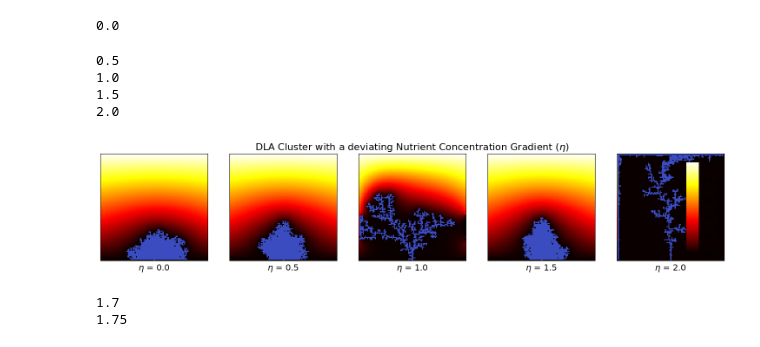
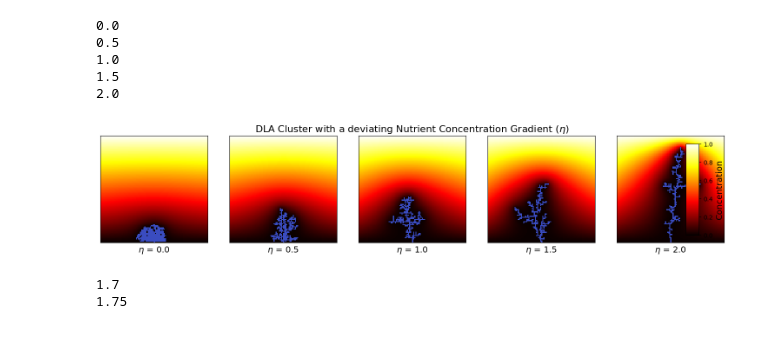
Before and after one commit to koenweverink/ScientificComputing, a Jupyter notebook: Set2.ipynb, the cells around one changed output. Drawn from its saved outputs; the diff is of its cells as text; code cells hidden in the pictures.

```diff
--- a/Set2.ipynb
+++ b/Set2.ipynb
@@ -4,22 +4,6 @@ import matplotlib.pyplot as plt
 from numba import jit, types
 from numba.typed import List
 import numpy.random as npr
-# %%
-# Parameters
-size = 100  # Size of the domain
-seed_position = (size - 1, size // 2)  # Seed at the bottom center
-eta = 10  # Shape parameter
-iterations = 1000  # Number of growth steps
-omega = 1.9  # Over-relaxation parameter
-epsilon = 1e-5  # epsilon for SOR convergence
-
-# Initialize domain
-domain = np.zeros((size, size), dtype=np.float32)  # Ensure dtype is specified
-domain[seed_position] = 1  # Place the initial seed
-
-# Initialize the nutrient concentration grid with highest concentration at the top
-concentration = np.linspace(1, 0, size, dtype=np.float32).reshape(-1, 1)  # Ensure dtype is specified
-concentration = np.tile(concentration, (1, size))  # Extend the gradient horizontally
 # %%
 @jit(nopython=True)
 def find_growth_candidates(domain):
@@ -35,6 +19,7 @@ def find_growth_candidates(domain):
 @jit(nopython=True)
 def solve_laplace(concentration, domain, omega, epsilon):
     theta = np.float32(1e20)
+    iteration = 0  # Counter for iterations
 
     height, width = concentration.shape
     while theta > epsilon:
@@ -50,8 +35,8 @@ def solve_laplace(concentration, domain, omega, epsilon):
                 else:
                     concentration[i, j] = 0  # Explicitly set concentration to zero if part of the cluster
 
-        # Boundary condition: Wrap around horizontally
-        concentration[:, -1] = concentration[:, 1]
+        iteration += 1
+
         # Update theta for the while-loop condition
         theta = max_change
     return concentration
@@ -90,10 +76,10 @@ def grow(domain, concentration, omega, eta):
     return domain, concentration
 # %%
 # @jit(nopython=True)
-def sim(domain, concentration, omega, iterations, eta):
+def sim(domain, concentration, omega, iterations, eta, epsilon):
     iter_count = 0
     for _ in range(iterations):
-        domain, concentration = grow(domain, concentration, omega, eta)
+        domain, concentration = grow(domain, concentration, omega, eta, epsilon)
     return domain, concentration
 # %%
 # @jit(nopython=True)
@@ -102,19 +88,19 @@ def num_seeds(domain):
 # %%
 size = 100  # Size of the domain
 seed_position = (size - 1, size // 2)  # Seed at the bottom center
-iterations = 1000  # Number of growth steps
+iterations = 300  # Number of growth steps
 omega = 1.85  # Over-relaxation parameter
 epsilon = 1e-5  # epsilon for SOR convergence
+eta = 1  # Shape parameter
 
 # Initialize domain
-domain = np.zeros((size, size))
+domain = np.zeros((size, size), dtype=np.float32)  # Ensure dtype is specified
 domain[seed_position] = 1  # Place the initial seed
 
 # Initialize the nutrient concentration grid with highest concentration at the top
-concentration = np.linspace(1, 0, size).reshape(-1, 1)  # Gradient from top (1) to bottom (0)
+concentration = np.linspace(1, 0, size, dtype=np.float32).reshape(-1, 1)  # Ensure dtype is specified
 concentration = np.tile(concentration, (1, size))  # Extend the gradient horizontally
 
-eta = 1
-domain, concentration = sim(domain, concentration, omega, iterations, eta)
+domain, concentration = sim(domain, concentration, omega, iterations, eta, epsilon)
 print(f"Number of seeds: {num_seeds(domain)}")
 # %% [output]
@@ -139,43 +125,43 @@ for i, eta in enumerate(eta_list):
     # Parameters
     size = 100  # Size of the domain
     seed_position = (size - 1, size // 2)  # Seed at the bottom center
-    iterations = 1000  # Number of growth steps
+    iterations = 300  # Number of growth steps
     omega = 1.85  # Over-relaxation parameter
     epsilon = 1e-5  # epsilon for SOR convergence
 
     # Initialize domain
     domain = np.zeros((size, size))
     domain[seed_position] = 1  # Place the initial seed
 
     # Initialize the nutrient concentration grid with highest concentration at the top
     concentration = np.linspace(1, 0, size).reshape(-1, 1)  # Gradient from top (1) to bottom (0)
     concentration = np.tile(concentration, (1, size))  # Extend the gradient horizontally
 
     ax = axes[i]
-    domain, concentration = sim(domain, concentration, omega, iterations, eta)
+    domain, concentration = sim(domain, concentration, omega, iterations, eta, epsilon)
     cmap = ax.imshow(concentration, cmap='hot', interpolation='nearest')
     cluster_overlay = np.ma.masked_where(domain == 0, domain)
     im = ax.imshow(cluster_overlay, cmap = 'coolwarm', interpolation='nearest')
     ax.set_xticks([])
     ax.set_yticks([])
     ax.set_xlabel(f"$\eta$ = {eta}", fontsize=14)
     print(eta)
 
 # Add colorbar
 cbar_ax = fig.add_axes([0.92, 0.15, 0.02, 0.7])  # [left, bottom, width, height]
 cbar = fig.colorbar(cmap, cax=cbar_ax)
 cbar.set_label('Concentration', fontsize=14)
 
 axes[2].set_title(f'DLA Cluster with a deviating Nutrient Concentration Gradient ($\eta$)', fontsize=16, loc='center')
 
 plt.tight_layout()
 plt.show()
 # %% [output]
 0.0
+0.5
+1.0
+1.5
+2.0
-0.5
-1.0
-1.5
-2.0
-[figure, old version]
+[figure, new version]
 # %%
 seed_position = (size - 1, size // 2)  # Seed at the bottom center
```
Also changed, not shown: parts of 4 cells of this notebook.
